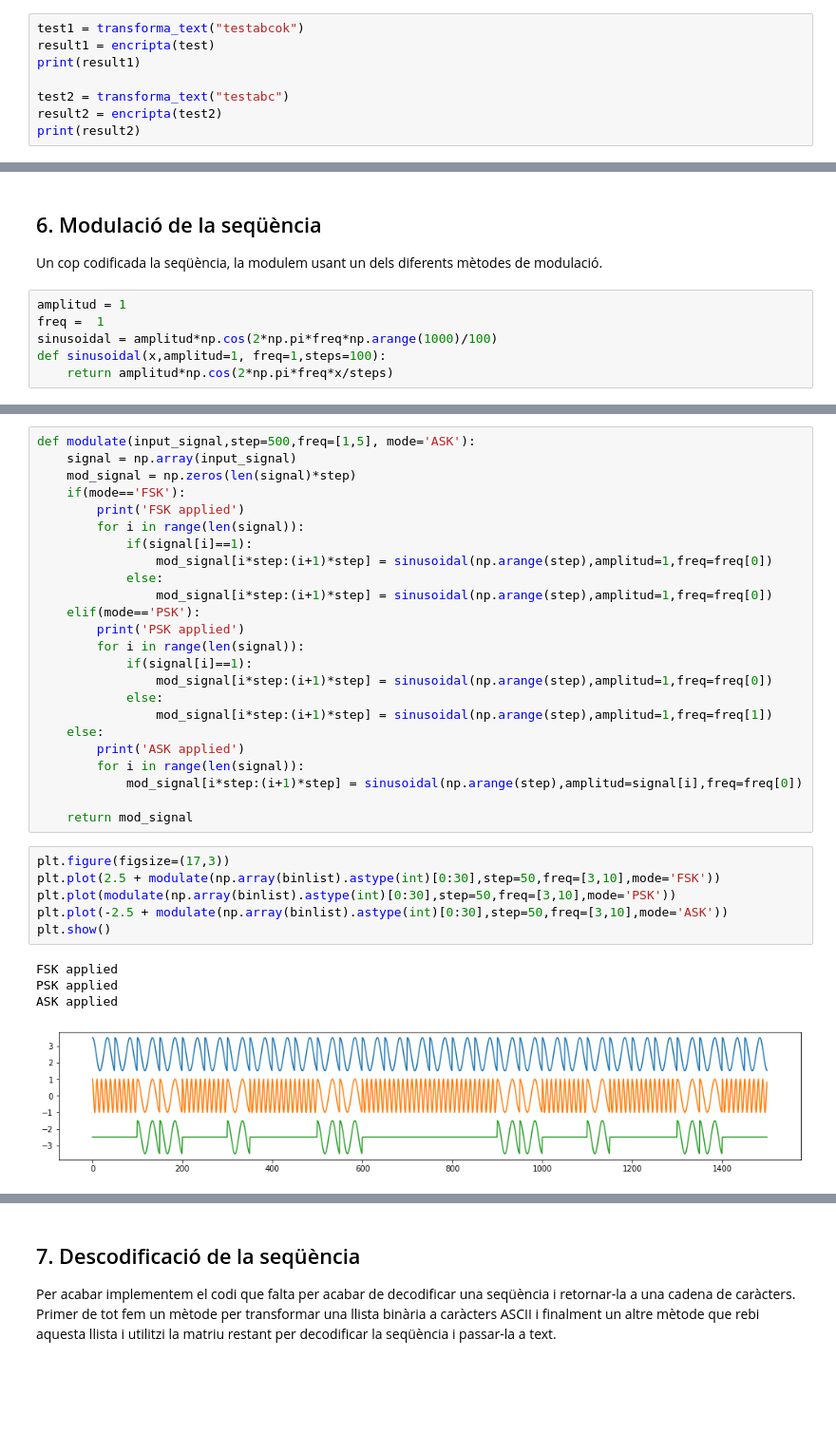
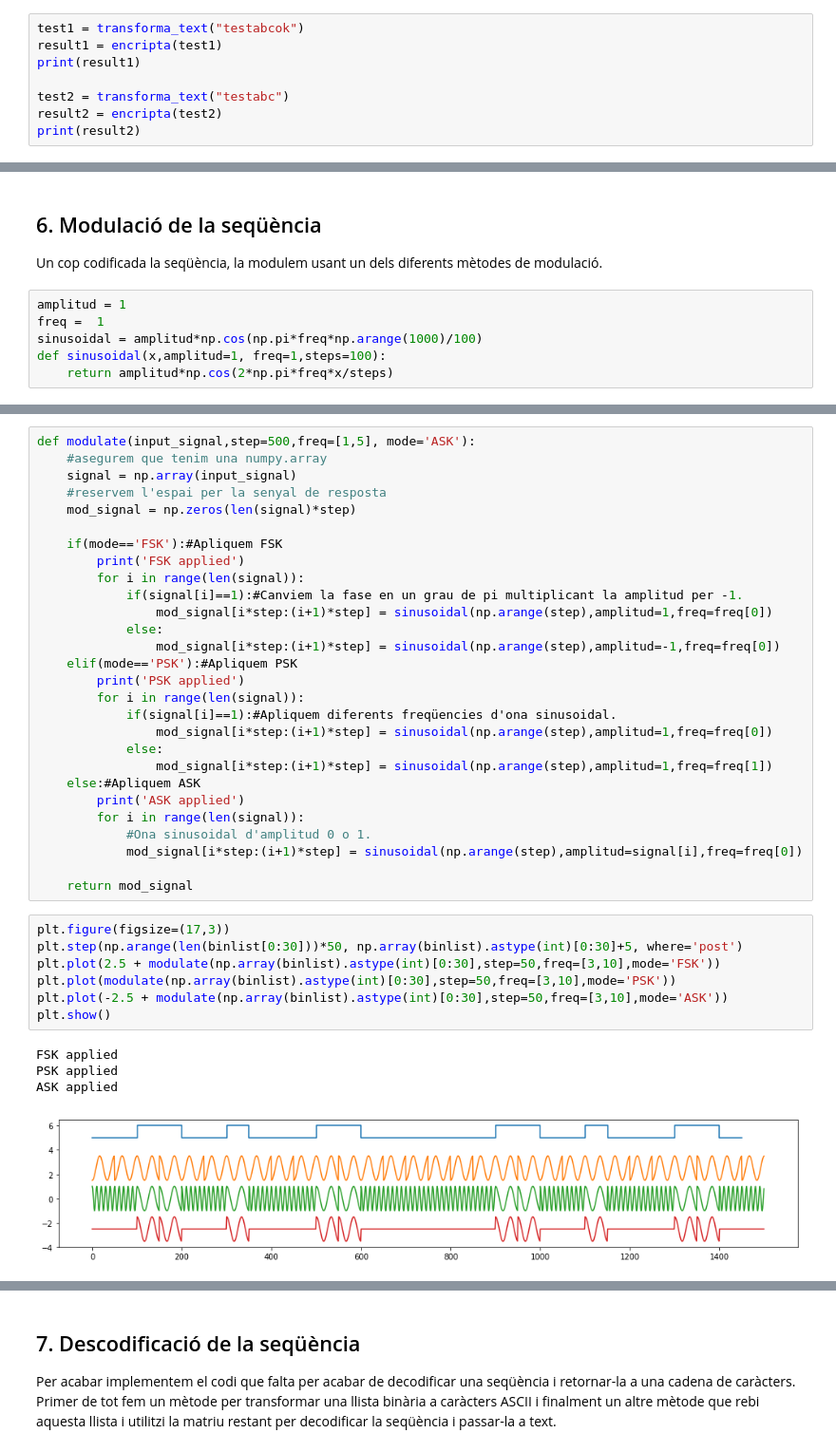
Before and after one commit to Daver35/Entregues_XRXS, a Jupyter notebook: XRXS.ipynb, the cells around one changed output, grey strips where cells are left out. Shown: that part at 95% size. Cells and saved outputs as stored; diff of their text form; blank space fills up the shorter version.

```diff
--- a/XRXS.ipynb
+++ b/XRXS.ipynb
@@ -79,7 +79,7 @@ def encripta(idx_list):
     return code_list
 # %%
 test1 = transforma_text("testabcok")
-result1 = encripta(test)
+result1 = encripta(test1)
 print(result1)
 
 test2 = transforma_text("testabc")
@@ -290,7 +290,7 @@ Un cop codificada la seqüència, la modulem usant un dels diferents mètodes de
 # %%
 amplitud = 1
 freq =  1
-sinusoidal = amplitud*np.cos(2*np.pi*freq*np.arange(1000)/100)
+sinusoidal = amplitud*np.cos(np.pi*freq*np.arange(1000)/100)
 def sinusoidal(x,amplitud=1, freq=1,steps=100):
     return amplitud*np.cos(2*np.pi*freq*x/steps)
 # %%
@@ -301,38 +301,43 @@ plt.plot(sinusoidal(np.arange(1000)))
 # %%
 def modulate(input_signal,step=500,freq=[1,5], mode='ASK'):
+    #asegurem que tenim una numpy.array
     signal = np.array(input_signal)
+    #reservem l'espai per la senyal de resposta
     mod_signal = np.zeros(len(signal)*step)
-    if(mode=='FSK'):
+
+    if(mode=='FSK'):#Apliquem FSK
         print('FSK applied')
         for i in range(len(signal)):
-            if(signal[i]==1):
+            if(signal[i]==1):#Canviem la fase en un grau de pi multiplicant la amplitud per -1.
                 mod_signal[i*step:(i+1)*step] = sinusoidal(np.arange(step),amplitud=1,freq=freq[0])
             else:
-                mod_signal[i*step:(i+1)*step] = sinusoidal(np.arange(step),amplitud=1,freq=freq[0])
-    elif(mode=='PSK'):
+                mod_signal[i*step:(i+1)*step] = sinusoidal(np.arange(step),amplitud=-1,freq=freq[0])
+    elif(mode=='PSK'):#Apliquem PSK
         print('PSK applied')
         for i in range(len(signal)):
-            if(signal[i]==1):
+            if(signal[i]==1):#Apliquem diferents freqüencies d'ona sinusoidal.
                 mod_signal[i*step:(i+1)*step] = sinusoidal(np.arange(step),amplitud=1,freq=freq[0])
             else:
                 mod_signal[i*step:(i+1)*step] = sinusoidal(np.arange(step),amplitud=1,freq=freq[1])
-    else:
+    else:#Apliquem ASK
         print('ASK applied')
         for i in range(len(signal)):
+            #Ona sinusoidal d'amplitud 0 o 1.
             mod_signal[i*step:(i+1)*step] = sinusoidal(np.arange(step),amplitud=signal[i],freq=freq[0])
 
     return mod_signal
 # %%
 plt.figure(figsize=(17,3))
+plt.step(np.arange(len(binlist[0:30]))*50, np.array(binlist).astype(int)[0:30]+5, where='post')
 plt.plot(2.5 + modulate(np.array(binlist).astype(int)[0:30],step=50,freq=[3,10],mode='FSK'))
 plt.plot(modulate(np.array(binlist).astype(int)[0:30],step=50,freq=[3,10],mode='PSK'))
 plt.plot(-2.5 + modulate(np.array(binlist).astype(int)[0:30],step=50,freq=[3,10],mode='ASK'))
 plt.show()
 # %% [output]
 FSK applied
 PSK applied
 ASK applied
-[figure, old version]
+[figure, new version]
 # %%
 def demodulate(input_signal,step=500, mode='ASK',freq=3):
     size = len(input_signal)//step
```
Also changed, not shown: parts of 9 cells of this notebook.
